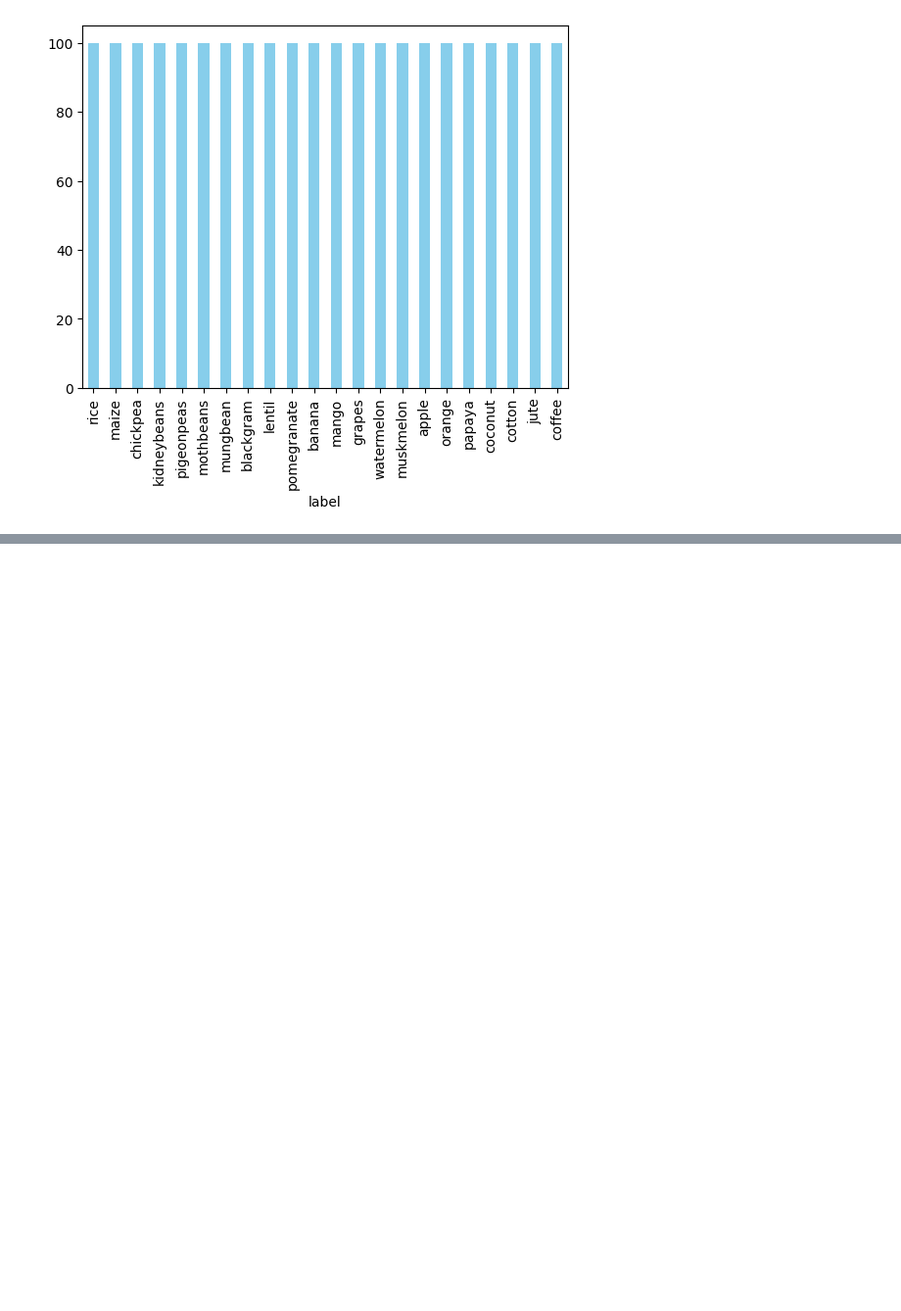
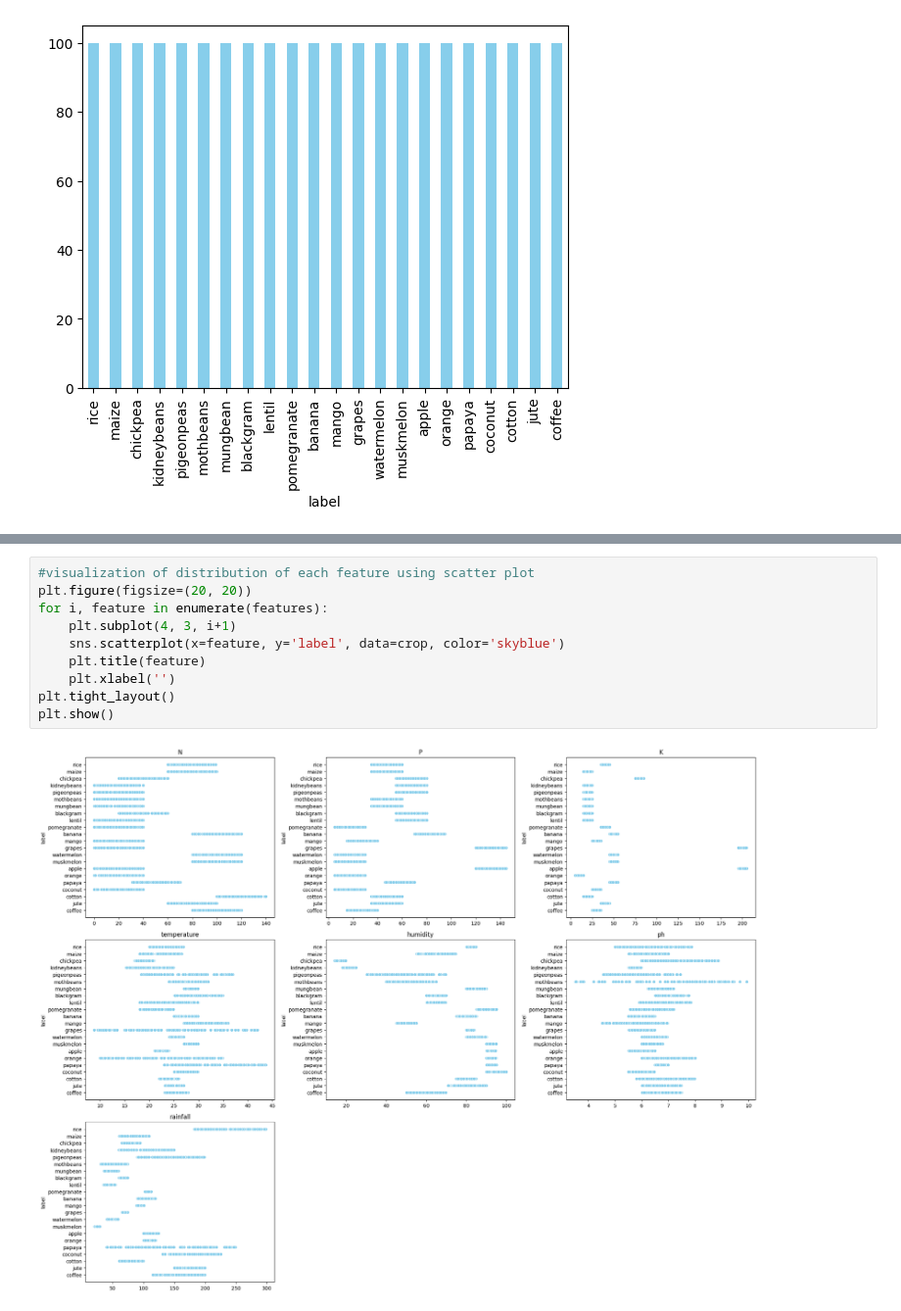
Before and after one commit to moulikjindal/Crop_Fertilizer_RS, a Jupyter notebook: crop.ipynb, the cells around one changed output, grey strips where cells are left out. Shown: that part at 98% size. Drawn from its saved outputs; the diff is of its cells as text; blank space fills up the shorter version.

```diff
--- a/crop.ipynb
+++ b/crop.ipynb
@@ -106,0 +125,12 @@ crop['label'].value_counts().plot(kind='bar', color='skyblue')
+# %%
+#visualization of distribution of each feature using scatter plot
+plt.figure(figsize=(20, 20))
+for i, feature in enumerate(features):
+    plt.subplot(4, 3, i+1)
+    sns.scatterplot(x=feature, y='label', data=crop, color='skyblue')
+    plt.title(feature)
+    plt.xlabel('')
+plt.tight_layout()
+plt.show()
+# %% [output]
+[figure, added]
```
Also changed, not shown: parts of 10 cells of this notebook.
